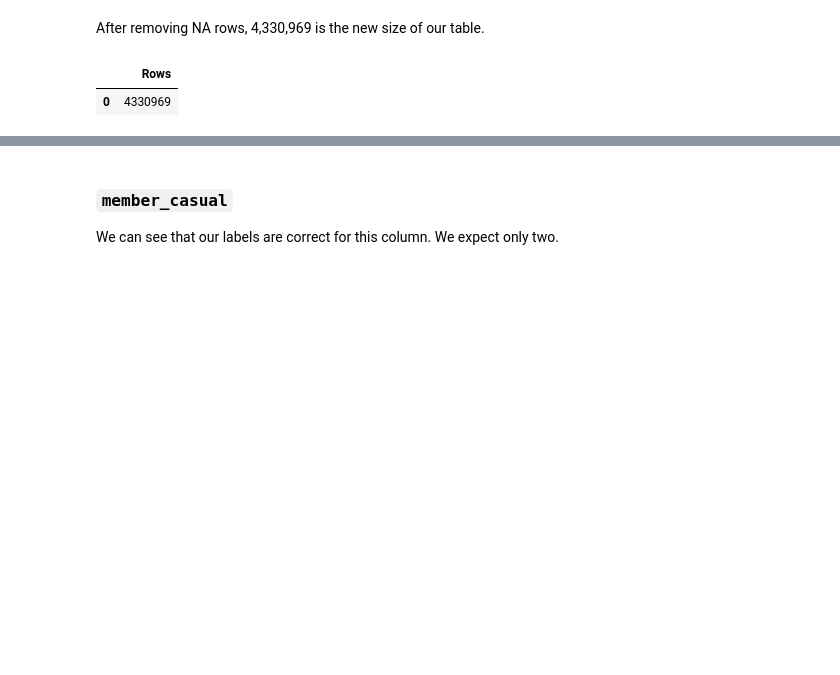
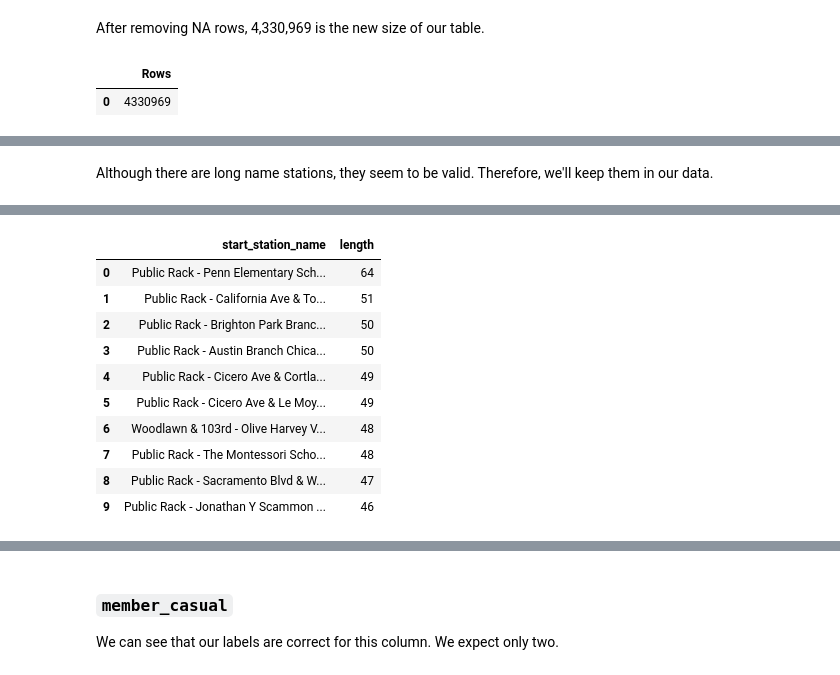
Before and after one commit to OscarFernandezMX/Cyclistic_data_analysis, a Jupyter notebook: Cyclistic_cleaning_part1.ipynb, the cells around one changed output, grey strips where cells are left out. Saved outputs shown, nothing was run; the diff lists cells and outputs as text; code cells hidden in the pictures; blank space fills up the shorter version.

```diff
--- a/Cyclistic_cleaning_part1.ipynb
+++ b/Cyclistic_cleaning_part1.ipynb
@@ -307,0 +236,19 @@ spark.sql(query).toPandas()
+# %% [markdown]
+Although there are long name stations, they seem to be valid. Therefore, we'll keep them in our data.
+# %%
+query = """
+SELECT
+    start_station_name,
+    LENGTH(start_station_name) AS length
+FROM
+    cyclistic_data_3
+GROUP BY
+    start_station_name
+ORDER BY
+    length DESC
+LIMIT
+    10;
+"""
+
+spark.sql(query).toPandas()
+# %% [output]
@@ -307,0 +263,11 @@ spark.sql(query).toPandas()
+|  | start_station_name | length |
+| 0 | Public Rack - Penn Elementary Sch... | 64 |
+| 1 | Public Rack - California Ave & To... | 51 |
+| 2 | Public Rack - Brighton Park Branc... | 50 |
+| 3 | Public Rack - Austin Branch Chica... | 50 |
+| 4 | Public Rack - Cicero Ave & Cortla... | 49 |
+| 5 | Public Rack - Cicero Ave & Le Moy... | 49 |
+| 6 | Woodlawn & 103rd - Olive Harvey V... | 48 |
+| 7 | Public Rack - The Montessori Scho... | 48 |
+| 8 | Public Rack - Sacramento Blvd & W... | 47 |
+| 9 | Public Rack - Jonathan Y Scammon ... | 46 |
```
Also changed, not shown: parts of 18 cells of this notebook.
